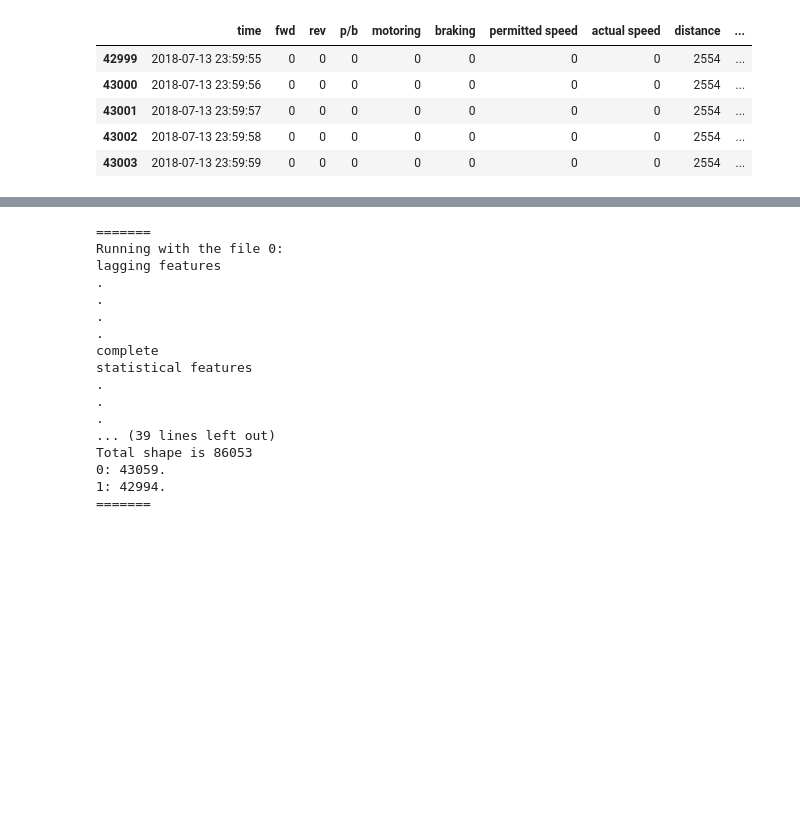
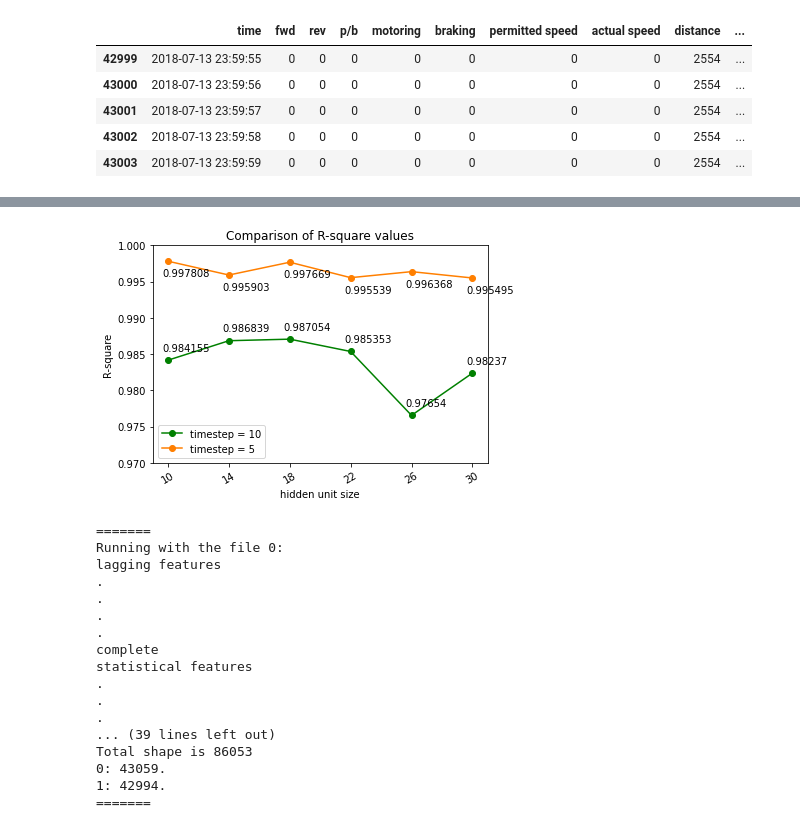
Before and after one commit to Liberatedwinner/rncTrainLSTM, a Jupyter notebook: code/Untitled.ipynb, the cells around one changed output, grey strips where cells are left out. Saved outputs shown, nothing was run; the diff lists cells and outputs as text; code cells hidden in the pictures; blank space fills up the shorter version.

```diff
--- a/code/Untitled.ipynb
+++ b/code/Untitled.ipynb
@@ -299,3 +266,79 @@ plt.show()
+# %%
+import numpy as np
+import pandas as pd
+import matplotlib.pyplot as plt
+import seaborn as sns
+
+# figure 준비
+fig = plt.figure()
+fig.patch.set_facecolor('white')
+
+# subplot 생성
+ax = fig.add_subplot(1,1,1)        # (a,b,c) : a행 b열의 c번째에 subplot 생성
+
+# plot 그리기
+graph_switch = 'R' # R or M
+
+if graph_switch == 'R':
+    # R-square
+    x = [0.984155, 0.986839, 0.987054, 0.985353, 0.976540, 0.982370]
+    y = [0.997808, 0.995903, 0.997669, 0.995539, 0.996368, 0.995495]
+
+elif graph_switch == 'M':
+    # MAE
+    x = [2.557902, 2.077027, 2.355539, 2.326874, 2.791779, 2.512525]
+    y = [1.010268, 1.161985, 1.032149, 1.289326, 1.102973, 1.279223]
+
+data = pd.DataFrame(x,
+                    columns=['timestep=10'])
+data2 = pd.DataFrame(y,
+                     columns=['timestep=5'])
+
+line = ax.plot(data['timestep=10'], color='g', label='timestep=10', marker='o')#, linestyle='--', )
+line2 = ax.plot(data2['timestep=5'], color='#FF7F00', label='timestep=5', marker='o')
+
+if graph_switch == 'R':
+    ax.set_title('Comparison of R-square values') # plot 제목 설정
+    ax.set_ylabel('R-square')   # y축 이름
+    ax.set_ylim([0.97, 1])            # y축 범위
+    plt.legend(['timestep = 10', 'timestep = 5'], loc='lower left')
+
+    for idx, value in enumerate(x):
+        plt.text(idx-0.1, x[idx]+0.001, x[idx],
+             horizontalalignment='left',
+             verticalalignment='bottom')
+    for idx, value in enumerate(y):
+        plt.text(idx-0.1, y[idx]-0.001, y[idx],
+             horizontalalignment='left',
+             verticalalignment='top')
+
+elif graph_switch == 'M':
+    ax.set_title('Comparison of MAE values')
+    ax.set_ylabel('MAE')
+    ax.set_ylim([1, 3])
+    plt.legend(['timestep = 10', 'timestep = 5'], loc='center right')
+
+    for idx, value in enumerate(x):
+        plt.text(idx-0.1, x[idx]+0.05, x[idx],
+             horizontalalignment='left',
+             verticalalignment='bottom')
+    for idx, value in enumerate(y):
+        plt.text(idx-0.1, y[idx]+0.05, y[idx],
+             horizontalalignment='left',
+             verticalalignment='bottom')
+
+ax.set_xlabel('hidden unit size')   # x축 이름
+ax.set_xticks([0, 1, 2, 3, 4, 5])   # x축 눈금 지정(정수)
+ax.set_xticklabels(['10', '14', '18', '22', '26', '30'], rotation=30, fontsize=10)    # x축 눈금 지정(문자열)
+
+
+
+if graph_switch == 'R':
+    plt.savefig('R-square.png', transparent=False)
+elif graph_switch == 'M':
+    plt.savefig('MAE.png', transparent=False)
+# %% [output]
+[figure, added]
 # %%
 import numpy as np
 import pandas as pd
```
Also changed, not shown: parts of 1 cell of this notebook.
